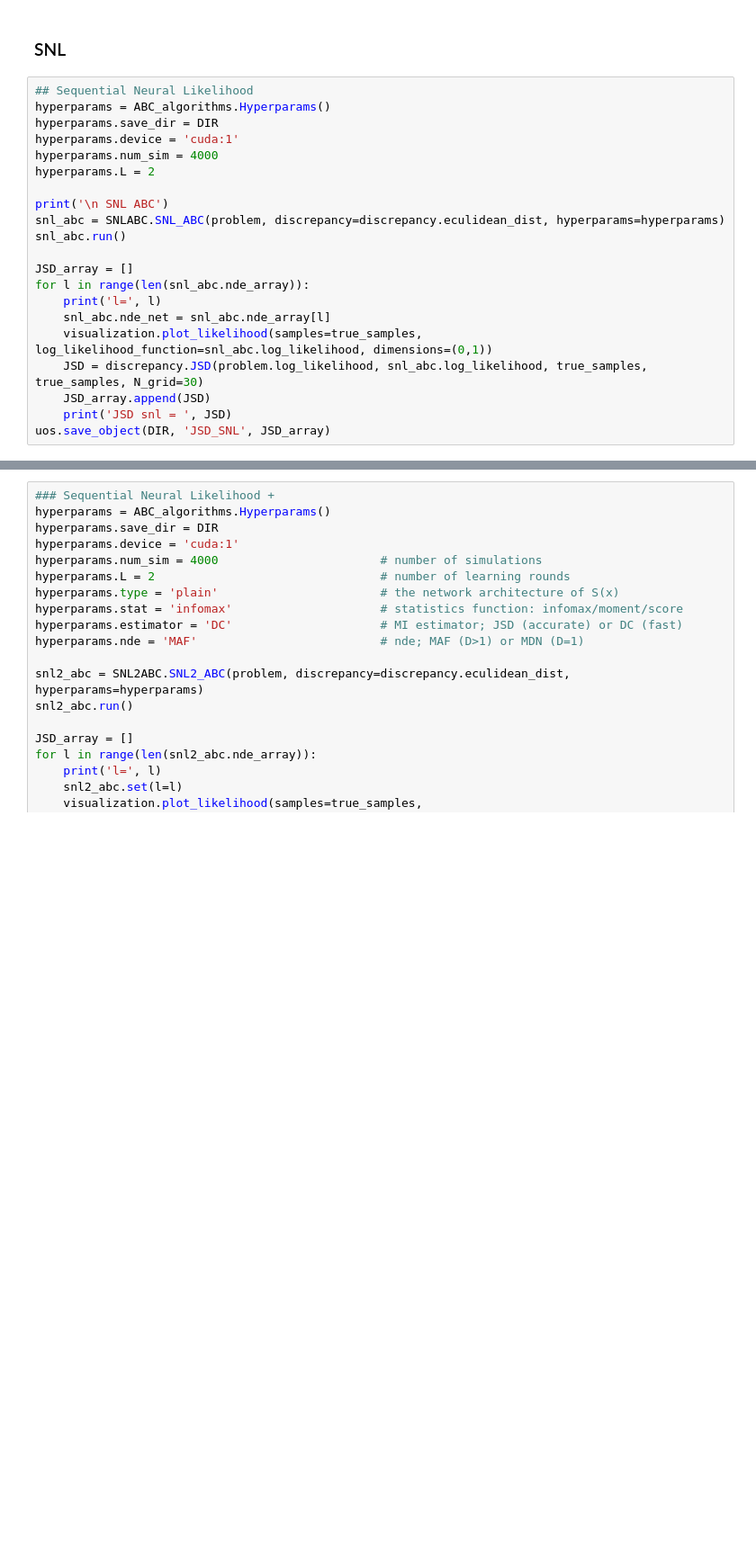
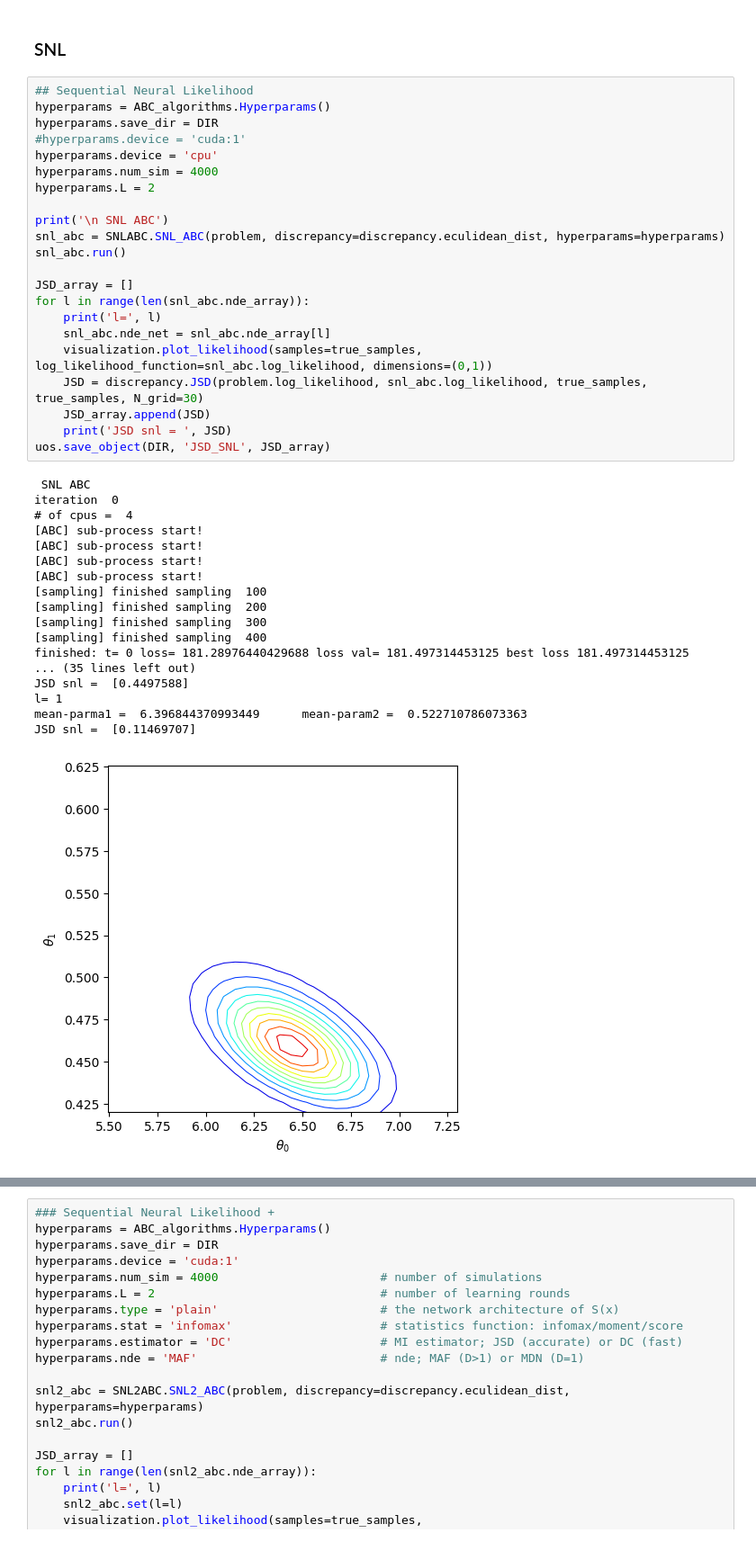
Before and after one commit to Vegnics/LiFIMI_Attack, a Jupyter notebook: examples/task_GC.ipynb, the cells around one changed output, grey strips where cells are left out. Shown: that part at 90% size. Saved outputs shown, nothing was run; the diff lists cells and outputs as text; blank space fills up the shorter version.

```diff
--- a/examples/task_GC.ipynb
+++ b/examples/task_GC.ipynb
@@ -113,21 +137,41 @@ uos.save_object(DIR, 'JSD_SMC2', JSD_smc2_array)
 # %%
 ## Sequential Neural Likelihood
 hyperparams = ABC_algorithms.Hyperparams()
 hyperparams.save_dir = DIR
-hyperparams.device = 'cuda:1'
+#hyperparams.device = 'cuda:1'
+hyperparams.device = 'cpu'
 hyperparams.num_sim = 4000
 hyperparams.L = 2
 
 print('\n SNL ABC')
 snl_abc = SNLABC.SNL_ABC(problem, discrepancy=discrepancy.eculidean_dist, hyperparams=hyperparams)
 snl_abc.run()
 
 JSD_array = []
 for l in range(len(snl_abc.nde_array)):
     print('l=', l)
     snl_abc.nde_net = snl_abc.nde_array[l]
     visualization.plot_likelihood(samples=true_samples, log_likelihood_function=snl_abc.log_likelihood, dimensions=(0,1))
     JSD = discrepancy.JSD(problem.log_likelihood, snl_abc.log_likelihood, true_samples, true_samples, N_grid=30)
     JSD_array.append(JSD)
     print('JSD snl = ', JSD)
 uos.save_object(DIR, 'JSD_SNL', JSD_array)
+# %% [output]
+ SNL ABC
+iteration  0
+# of cpus =  4
+[ABC] sub-process start!
+[ABC] sub-process start!
+[ABC] sub-process start!
+[ABC] sub-process start!
+[sampling] finished sampling  100
+[sampling] finished sampling  200
+[sampling] finished sampling  300
+[sampling] finished sampling  400
+finished: t= 0 loss= 181.28976440429688 loss val= 181.497314453125 best loss 181.497314453125
+... (35 lines left out)
+JSD snl =  [0.4497588]
+l= 1
+mean-parma1 =  6.396844370993449      mean-param2 =  0.522710786073363
+JSD snl =  [0.11469707]
+[figure, added]
```
Also changed, not shown: parts of 4 cells of this notebook, 10 other files.
